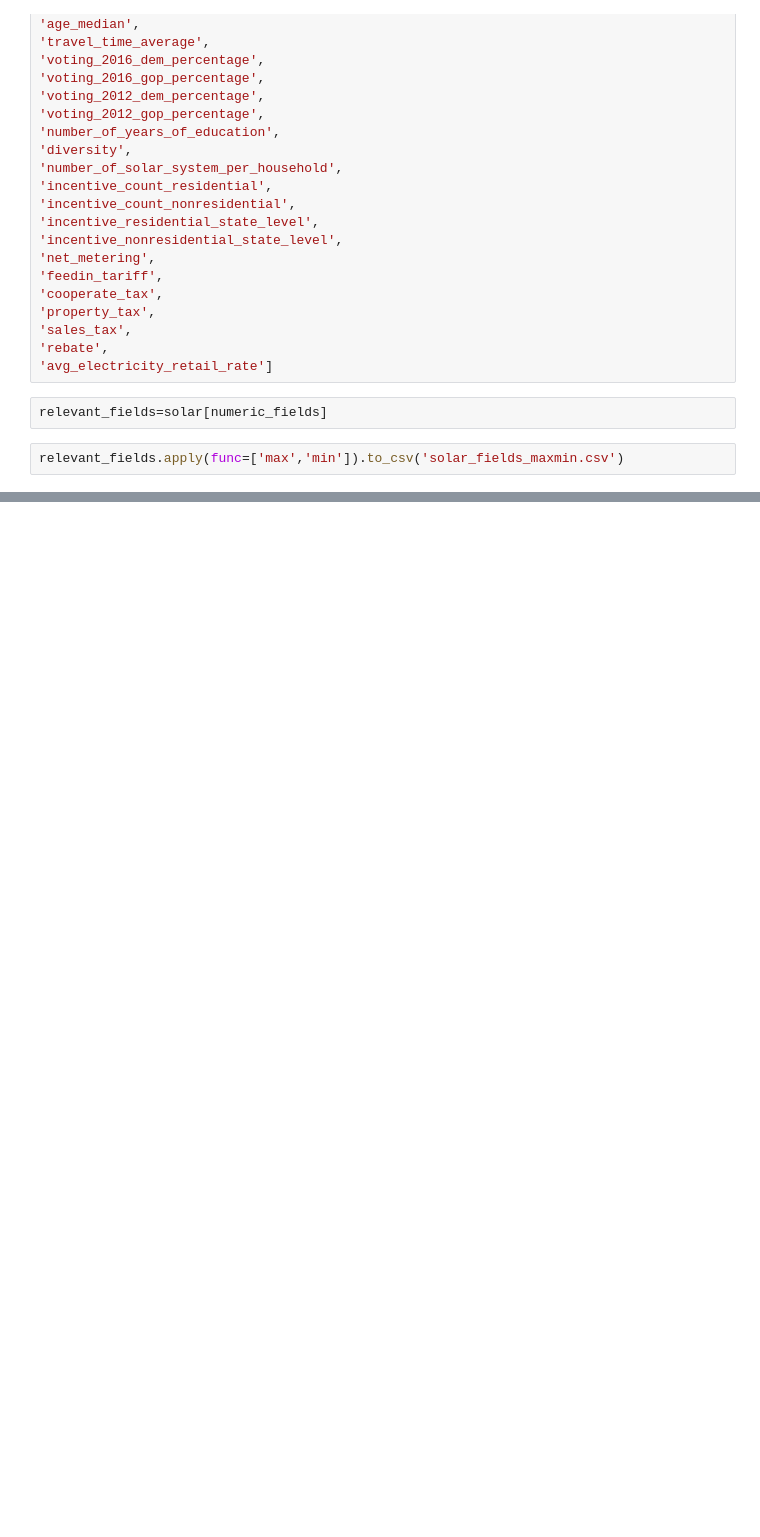
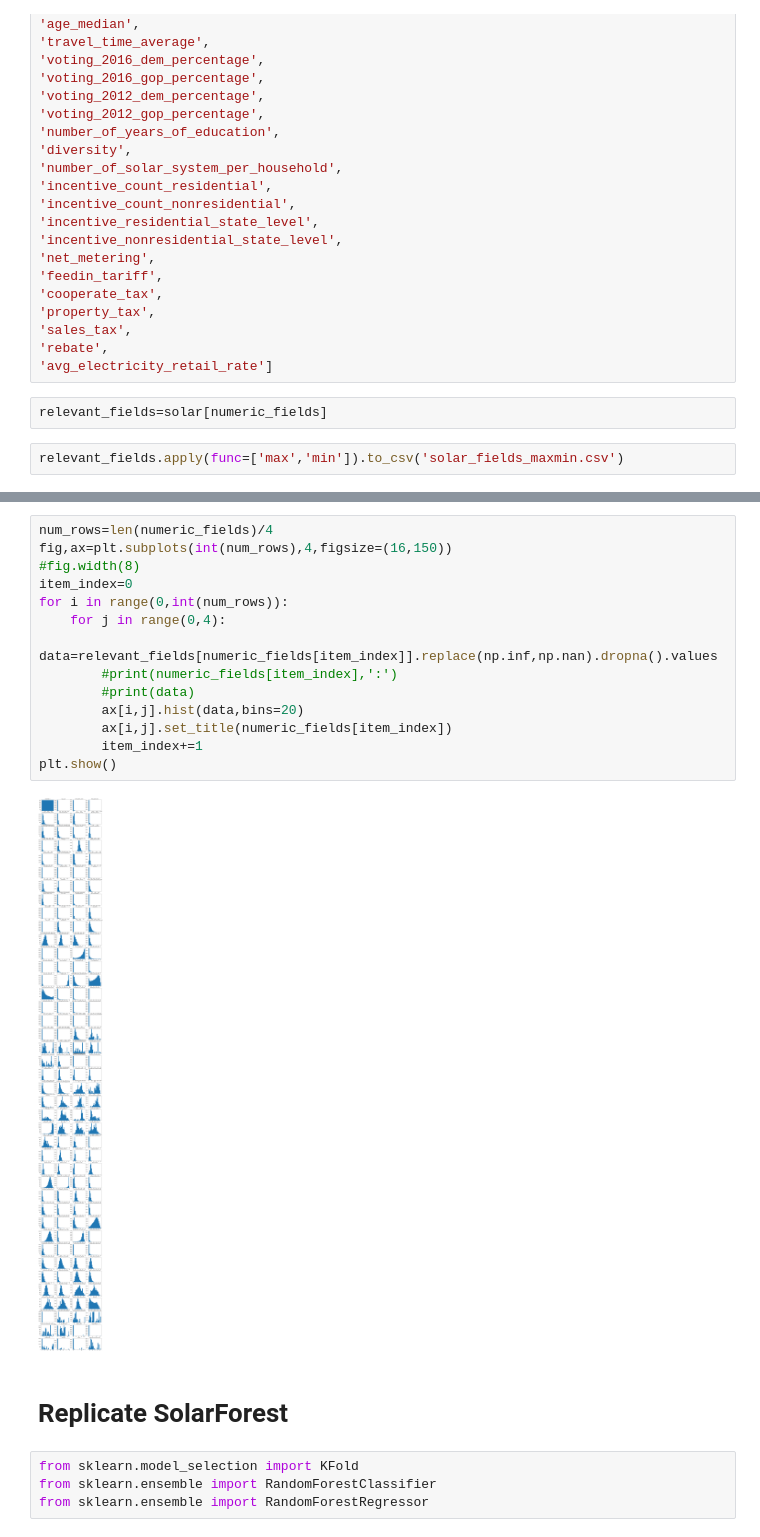
Before and after one commit to daxaurora/capstone_solarpanels, a Jupyter notebook: deepsolar EDA.ipynb, the cells around one changed output, grey strips where cells are left out. Saved outputs shown, nothing was run; the diff lists cells and outputs as text; blank space fills up the shorter version.

```diff
--- a/deepsolar EDA.ipynb
+++ b/deepsolar EDA.ipynb
@@ -221,0 +281,22 @@ relevant_fields.apply(func=['max','min']).to_csv('solar_fields_maxmin.csv')
+# %%
+num_rows=len(numeric_fields)/4
+fig,ax=plt.subplots(int(num_rows),4,figsize=(16,150))
+#fig.width(8)
+item_index=0
+for i in range(0,int(num_rows)):
+    for j in range(0,4):
+        data=relevant_fields[numeric_fields[item_index]].replace(np.inf,np.nan).dropna().values
+        #print(numeric_fields[item_index],':')
+        #print(data)
+        ax[i,j].hist(data,bins=20)
+        ax[i,j].set_title(numeric_fields[item_index])
+        item_index+=1
+plt.show()
+# %% [output]
+[figure, added]
+# %% [markdown]
+# Replicate SolarForest
+# %%
+from sklearn.model_selection import KFold
+from sklearn.ensemble import RandomForestClassifier
+from sklearn.ensemble import RandomForestRegressor
```
Also changed, not shown: parts of 8 cells of this notebook.
